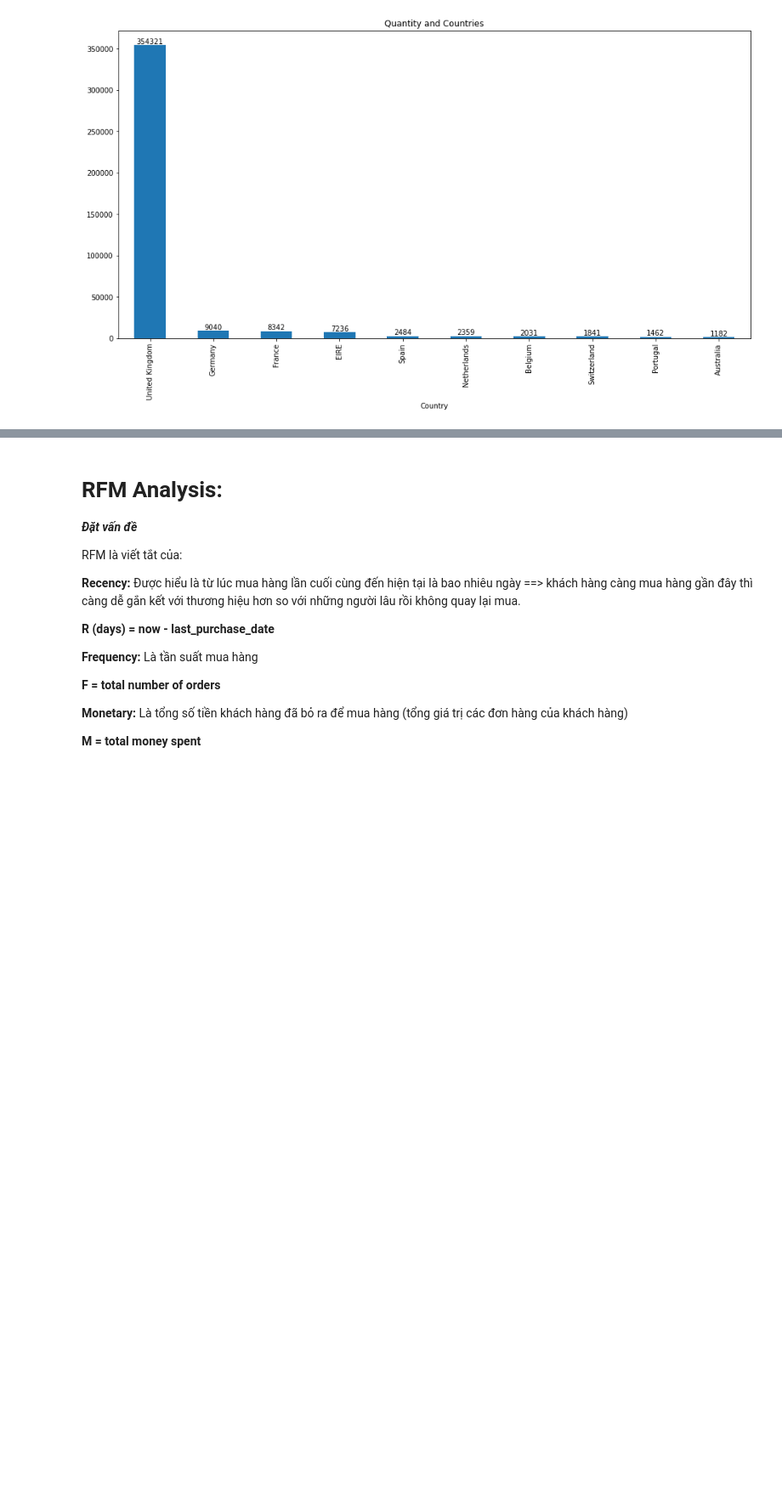
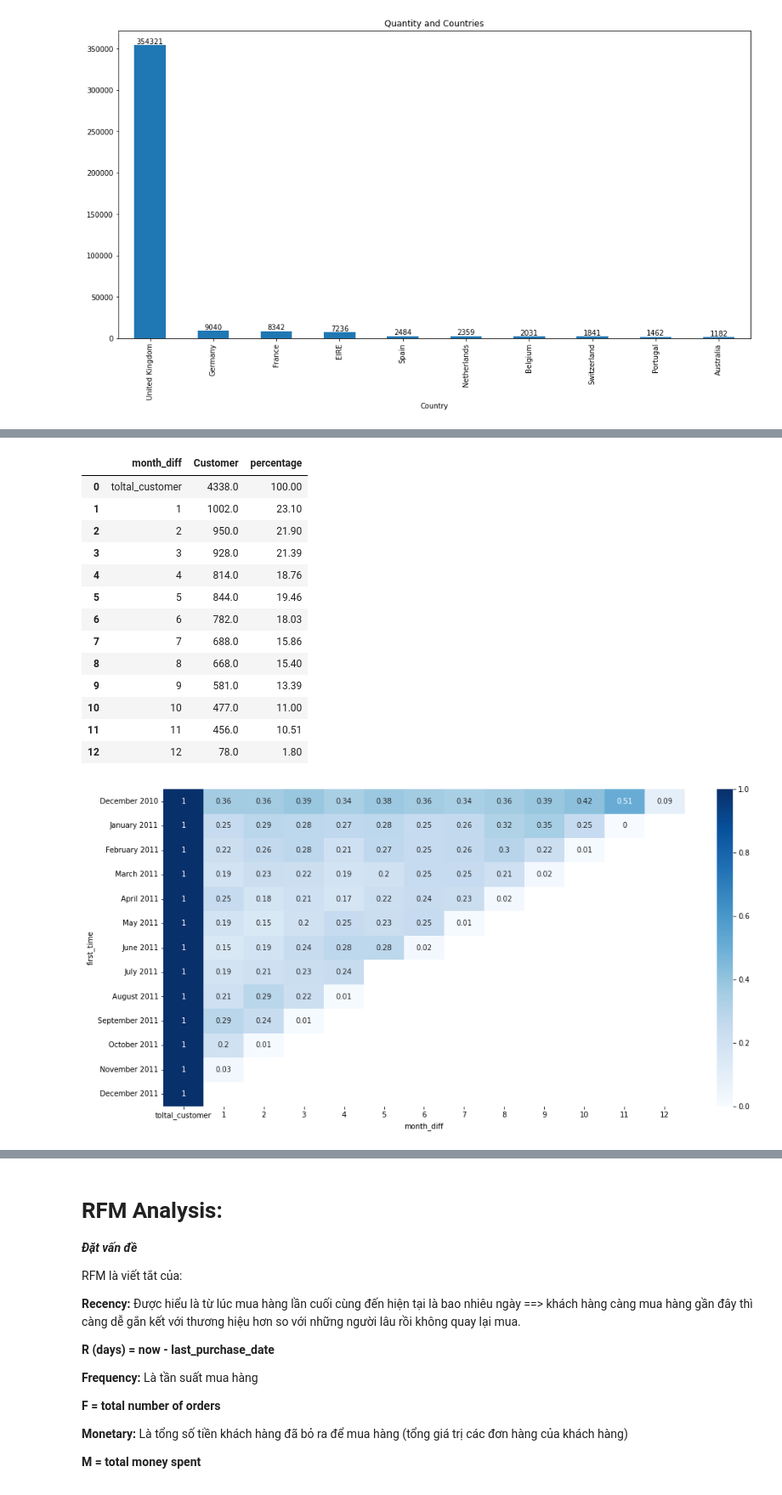
Before and after one commit to dntrieunguyen/RetailOnline-Analysis, a Jupyter notebook: Analysis Project Code.ipynb, the cells around one changed output, grey strips where cells are left out. Shown at 85% size. Cells and saved outputs as stored; diff of their text form; code cells hidden in the pictures; blank space fills up the shorter version.

```diff
--- a/Analysis Project Code.ipynb
+++ b/Analysis Project Code.ipynb
@@ -639,0 +702,5 @@ df_retention.head()
+# %%
+df_cohort_table.index = pd.to_datetime(df_cohort_table.index,format='%d-%m-%Y')
+df_cohort_table = df_cohort_table.sort_index()
+# %%
+df_cohort_table.index = df_cohort_table.index.strftime('%B %Y')
@@ -639,0 +725,3 @@ df_retention.head()
+# %%
+df_rate_cohort_table = df_cohort_table.divide(df_cohort_table.iloc[:,0],axis=0).round(2)
+df_rate_cohort_table
@@ -639,0 +744,25 @@ df_retention.head()
+# %%
+cohort_analysis = df_cohort_table.sum().reset_index()
+cohort_analysis['percentage'] = cohort_analysis[0]*100/4338
+cohort_analysis['percentage'] = cohort_analysis['percentage'].round(2)
+cohort_analysis.rename(columns={0:'Customer'},inplace=True)
+# %%
+plt.figure(figsize=(16,8))
+sns.heatmap(df_rate_cohort_table,annot=True,cmap='Blues')
+cohort_analysis
+# %% [output]
+|  | month_diff | Customer | percentage |
+| 0 | toltal_customer | 4338.0 | 100.00 |
+| 1 | 1 | 1002.0 | 23.10 |
+| 2 | 2 | 950.0 | 21.90 |
+| 3 | 3 | 928.0 | 21.39 |
+| 4 | 4 | 814.0 | 18.76 |
+| 5 | 5 | 844.0 | 19.46 |
+| 6 | 6 | 782.0 | 18.03 |
+| 7 | 7 | 688.0 | 15.86 |
+| 8 | 8 | 668.0 | 15.40 |
+| 9 | 9 | 581.0 | 13.39 |
+| 10 | 10 | 477.0 | 11.00 |
+| 11 | 11 | 456.0 | 10.51 |
+| 12 | 12 | 78.0 | 1.80 |
+[figure, added]
```
Also changed, not shown: parts of 23 cells of this notebook.
